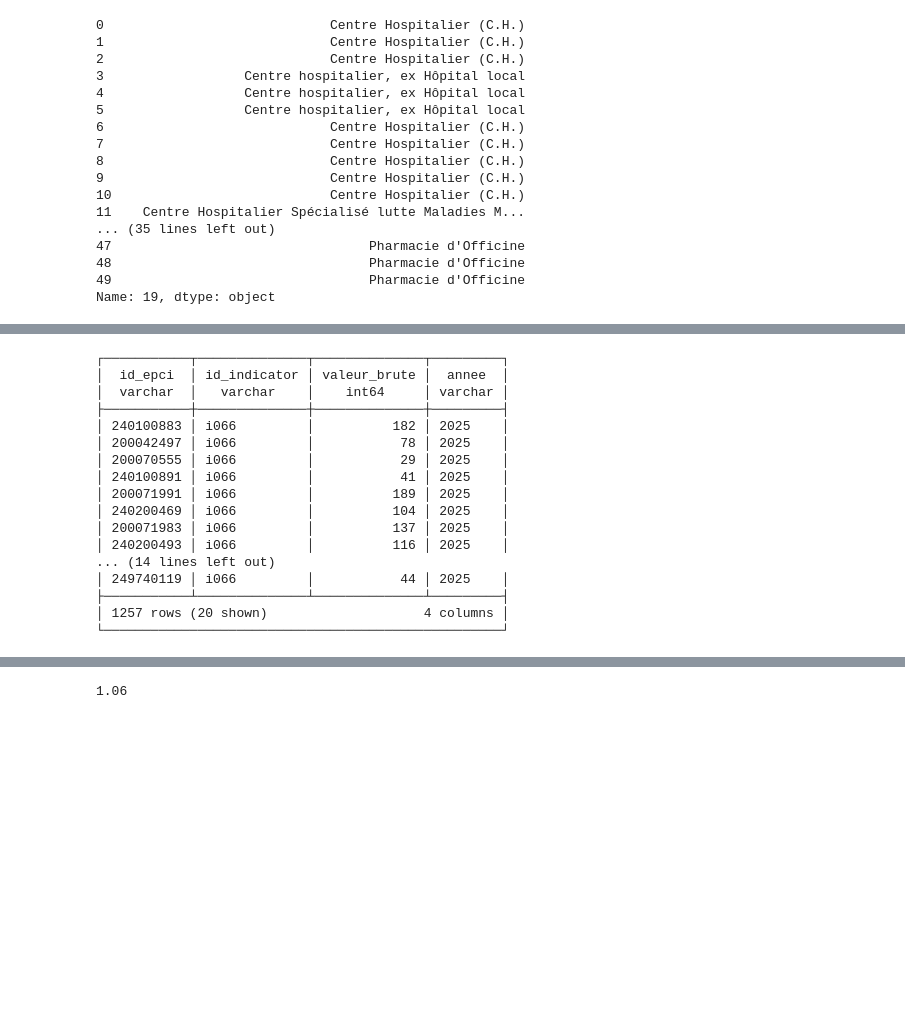
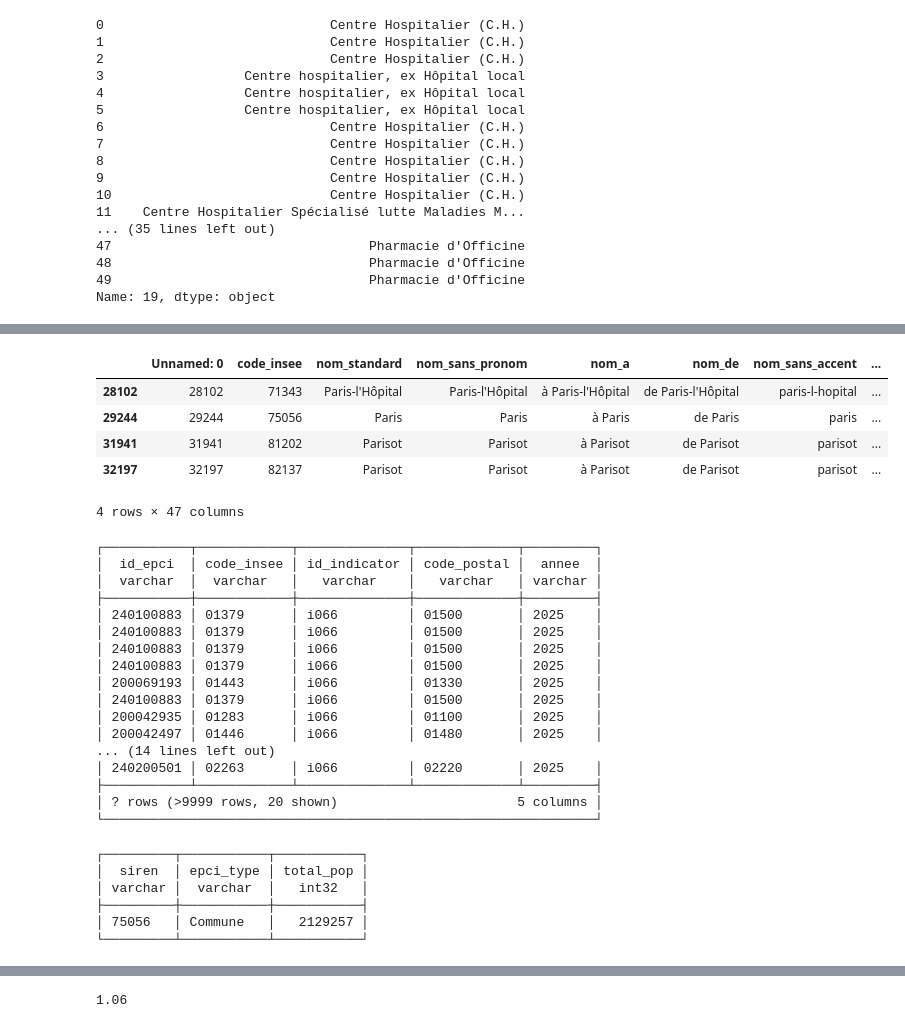
Before and after one commit to Guillaume-BR/diag360, a Jupyter notebook: notebook/densite_pharma_i066.ipynb, the cells around one changed output, grey strips where cells are left out. Drawn from its saved outputs; the diff is of its cells as text; code cells hidden in the pictures; blank space fills up the shorter version.

```diff
--- a/notebook/densite_pharma_i066.ipynb
+++ b/notebook/densite_pharma_i066.ipynb
@@ -119 +154,3 @@ df_com = duckdb.read_csv("https://www.data.gouv.fr/api/1/datasets/r/f5df602b-380
+# %%
+df_com['code_postal'] = df_com['code_postal'].astype(str).str.replace(".0", "", regex=False).str.zfill(5)
 # %%
@@ -139,34 +162,43 @@ df_com.columns
+# %%
+df_com[df_com['nom_standard'].str.startswith('Paris')]
+# %% [output]
+|  | Unnamed: 0 | code_insee | nom_standard | nom_sans_pronom | nom_a | nom_de | nom_sans_accent | ... |
+| 28102 | 28102 | 71343 | Paris-l'Hôpital | Paris-l'Hôpital | à Paris-l'Hôpital | de Paris-l'Hôpital | paris-l-hopital | ... |
+| 29244 | 29244 | 75056 | Paris | Paris | à Paris | de Paris | paris | ... |
+| 31941 | 31941 | 81202 | Parisot | Parisot | à Parisot | de Parisot | parisot | ... |
+| 32197 | 32197 | 82137 | Parisot | Parisot | à Parisot | de Parisot | parisot | ... |
+4 rows × 47 columns
 # %%
 query = """
 SELECT
     df_com.epci_code AS id_epci,
+    df_com.code_insee,
     'i066' AS id_indicator,
-    COUNT(df.code_postal) AS valeur_brute,
+    df.code_postal,
     '2025' AS annee
 FROM df
 LEFT JOIN df_com
     ON df.code_postal = df_com.code_postal
-GROUP BY id_epci
 """
 
 result = duckdb.sql(query)
 result
 # %% [output]
-┌───────────┬──────────────┬──────────────┬─────────┐
-│  id_epci  │ id_indicator │ valeur_brute │  annee  │
-│  varchar  │   varchar    │    int64     │ varchar │
-├───────────┼──────────────┼──────────────┼─────────┤
-│ 240100883 │ i066         │          182 │ 2025    │
-│ 200042497 │ i066         │           78 │ 2025    │
-│ 200070555 │ i066         │           29 │ 2025    │
-│ 240100891 │ i066         │           41 │ 2025    │
-│ 200071991 │ i066         │          189 │ 2025    │
-│ 240200469 │ i066         │          104 │ 2025    │
-│ 200071983 │ i066         │          137 │ 2025    │
-│ 240200493 │ i066         │          116 │ 2025    │
+┌───────────┬────────────┬──────────────┬─────────────┬─────────┐
+│  id_epci  │ code_insee │ id_indicator │ code_postal │  annee  │
+│  varchar  │  varchar   │   varchar    │   varchar   │ varchar │
+├───────────┼────────────┼──────────────┼─────────────┼─────────┤
+│ 240100883 │ 01379      │ i066         │ 01500       │ 2025    │
+│ 240100883 │ 01379      │ i066         │ 01500       │ 2025    │
+│ 240100883 │ 01379      │ i066         │ 01500       │ 2025    │
+│ 240100883 │ 01379      │ i066         │ 01500       │ 2025    │
+│ 200069193 │ 01443      │ i066         │ 01330       │ 2025    │
+│ 240100883 │ 01379      │ i066         │ 01500       │ 2025    │
+│ 200042935 │ 01283      │ i066         │ 01100       │ 2025    │
+│ 200042497 │ 01446      │ i066         │ 01480       │ 2025    │
 ... (14 lines left out)
-│ 249740119 │ i066         │           44 │ 2025    │
-├───────────┴──────────────┴──────────────┴─────────┤
-│ 1257 rows (20 shown)                    4 columns │
-└───────────────────────────────────────────────────┘
+│ 240200501 │ 02263      │ i066         │ 02220       │ 2025    │
+├───────────┴────────────┴──────────────┴─────────────┴─────────┤
+│ ? rows (>9999 rows, 20 shown)                       5 columns │
+└───────────────────────────────────────────────────────────────┘
 # %%
@@ -174,3 +206,12 @@ df_epci_pop_tot = duckdb.sql(""" SELECT DISTINCT siren, TRY_CAST(REPLACE(total_p
+# %%
+df_epci_commune
+# %% [output]
+┌─────────┬───────────┬───────────┐
+│  siren  │ epci_type │ total_pop │
+│ varchar │  varchar  │   int32   │
+├─────────┼───────────┼───────────┤
+│ 75056   │ Commune   │   2129257 │
+└─────────┴───────────┴───────────┘
 # %%
 df_epci_pop_tot
 # %% [output]
```
Also changed, not shown: parts of 11 cells of this notebook, 20 other files.
